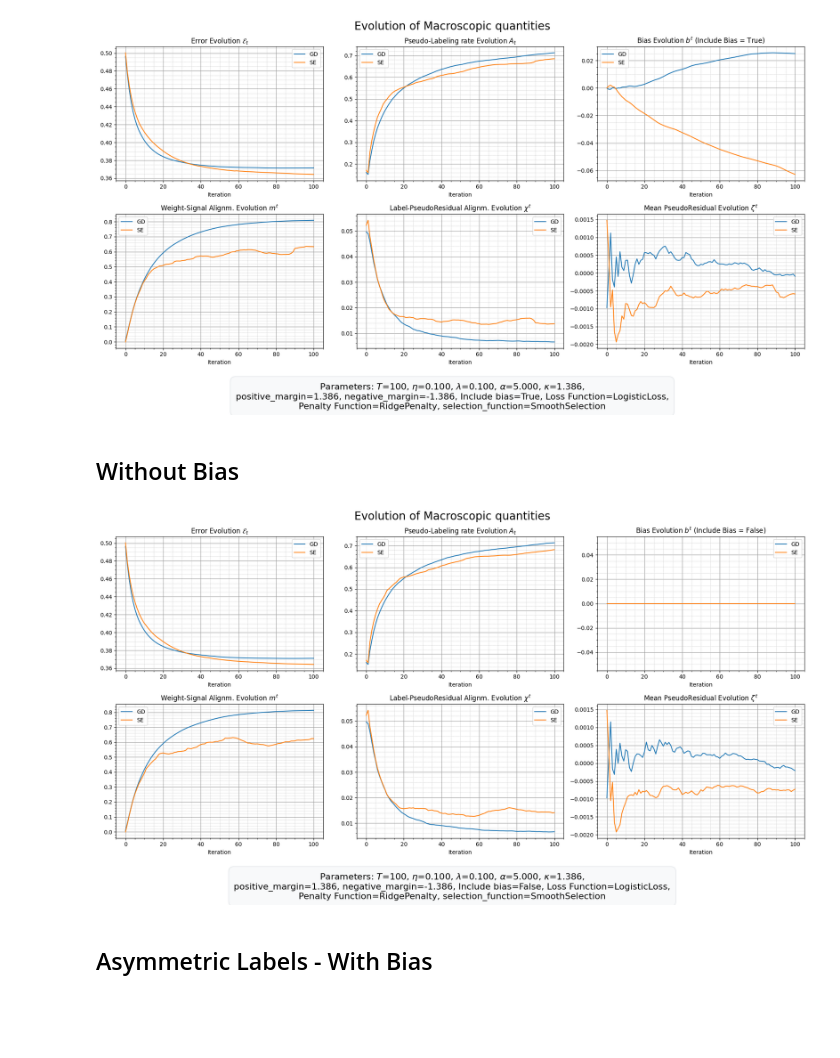
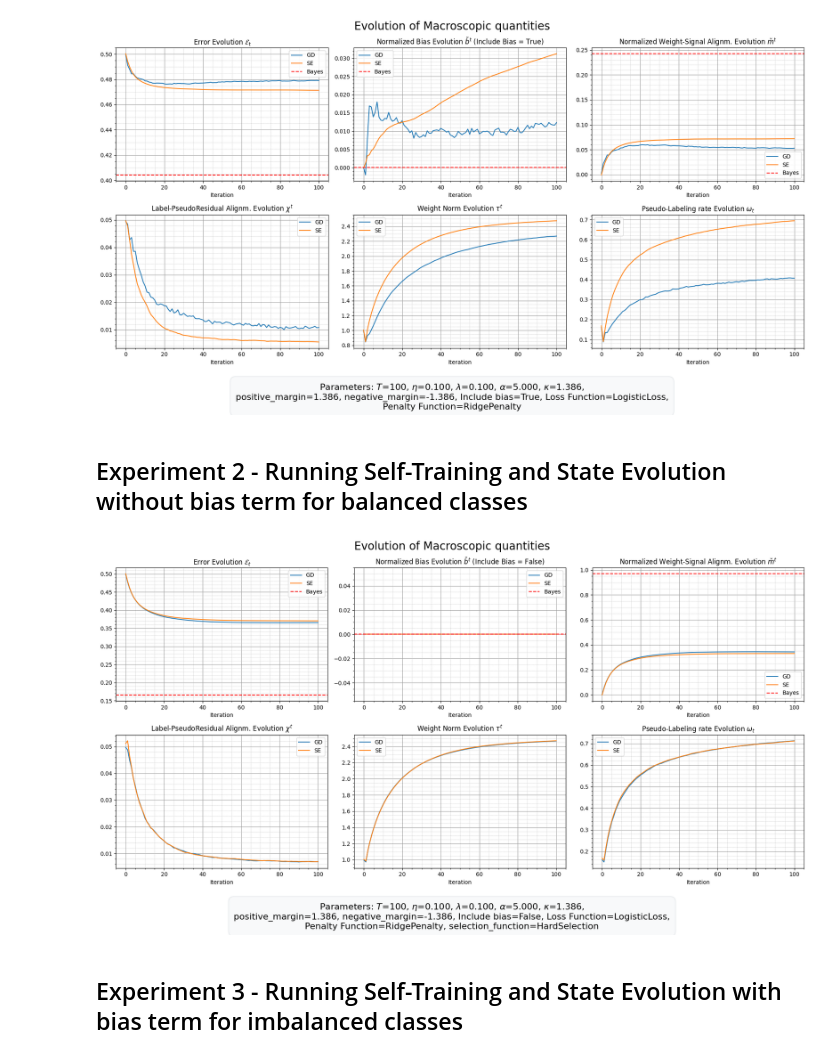
Before and after one commit to ThierryRioual/FeedbackDynamicsOfSelfTraining, a Jupyter notebook: notebooks/effective_process_demo.ipynb, the cells around one changed output. Drawn from its saved outputs; the diff is of its cells as text; code cells hidden in the pictures; blank space fills up the shorter version.

```diff
--- a/notebooks/effective_process_demo.ipynb
+++ b/notebooks/effective_process_demo.ipynb
@@ -155,7 +219,7 @@ se_data_cfg = DataConfig(
     label_prior=0.5,
     supervision_ratio=0.1,
     data_to_dimension_ratio=delta,
-    signal_law=lambda: torch.randn(1).item()
+    signal_law=lambda: 0.5 * torch.randn(1).item()
 )
 
 # --- Data Configuration ---
@@ -172,6 +236,8 @@ se_dgp = IsotropicGaussian(
     seed=42
 )
 
+mu = se_dgp._mu.detach().numpy()
+
 # --- Algorithm Configuration ---
 
 T = 100
@@ -184,10 +250,7 @@ se_algo_cfg = AlgorithmConfig(
     step_size=0.1,
     penalty_param=0.1,
     pseudo_label_param=5.0,
-    ramp_start=0,
-    ramp_end=0,
-    include_bias=True,
-    selection_function=SmoothSelection(epsilon, hard_forward)
+    include_bias=True
 )
 # %%
 # --- Sample Data ---
@@ -217,6 +280,10 @@ se_callback = TestEvaluatorCallback(
         "train_mean_residual"
     }
 )
+# %%
+sample_base_sampler = get_sample_base_sampler(se_data_cfg)
+
+se_Y_psd = sample_base_sampler(len(se_Y_unl), torch.Generator().manual_seed(seed), torch.float64, torch.device("cpu"))[2]
 # %%
 # --- Running Algorithm ---
 
@@ -233,17 +300,18 @@ se_algo.fit(se_X_lab, se_Y_lab, se_X_unl)
 se = MacroscopicStateEvolution(
     data_cfg=se_data_cfg,
     algo_cfg=se_algo_cfg,
-    K=K
+    K=K,
+    sample_base_sampler=sample_base_sampler
 )
 
 torch.manual_seed(seed)
 se.compute_trajectory()
 # %%
-plot_macroscopic_evolution(se_callback, se, se_algo_cfg)
+plot_macroscopic_evolution(se_callback, se, se_algo_cfg, mu)
 # %% [output]
-[figure, old version]
+[figure, new version]
 # %% [markdown]
-## Without Bias
+## Experiment 2 - Running Self-Training and State Evolution without bias term for balanced classes
 # %%
 # --- Experiment Seed ---
 
@@ -342,11 +411,11 @@ se = MacroscopicStateEvolution(
 torch.manual_seed(seed)
 se.compute_trajectory()
 # %%
-plot_macroscopic_evolution(se_callback, se, se_algo_cfg)
+plot_macroscopic_evolution(se_callback, se, se_algo_cfg, mu)
 # %% [output]
-[figure, old version]
+[figure, new version]
 # %% [markdown]
-## Asymmetric Labels - With Bias
+## Experiment 3 - Running Self-Training and State Evolution with bias term for imbalanced classes
 # %%
 # --- Experiment Seed ---
 
```
Also changed, not shown: parts of 13 cells of this notebook, 24 other files.
